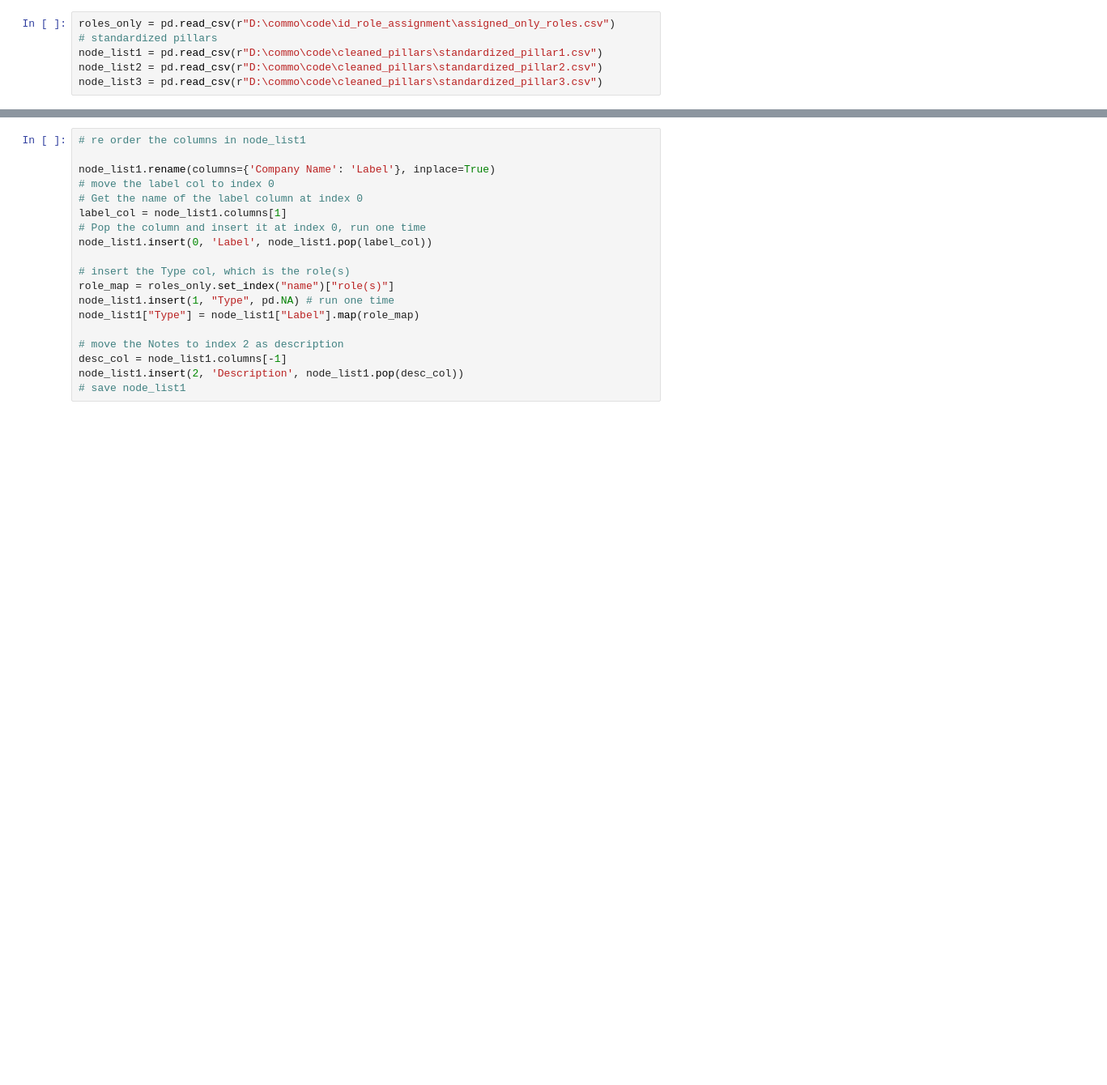
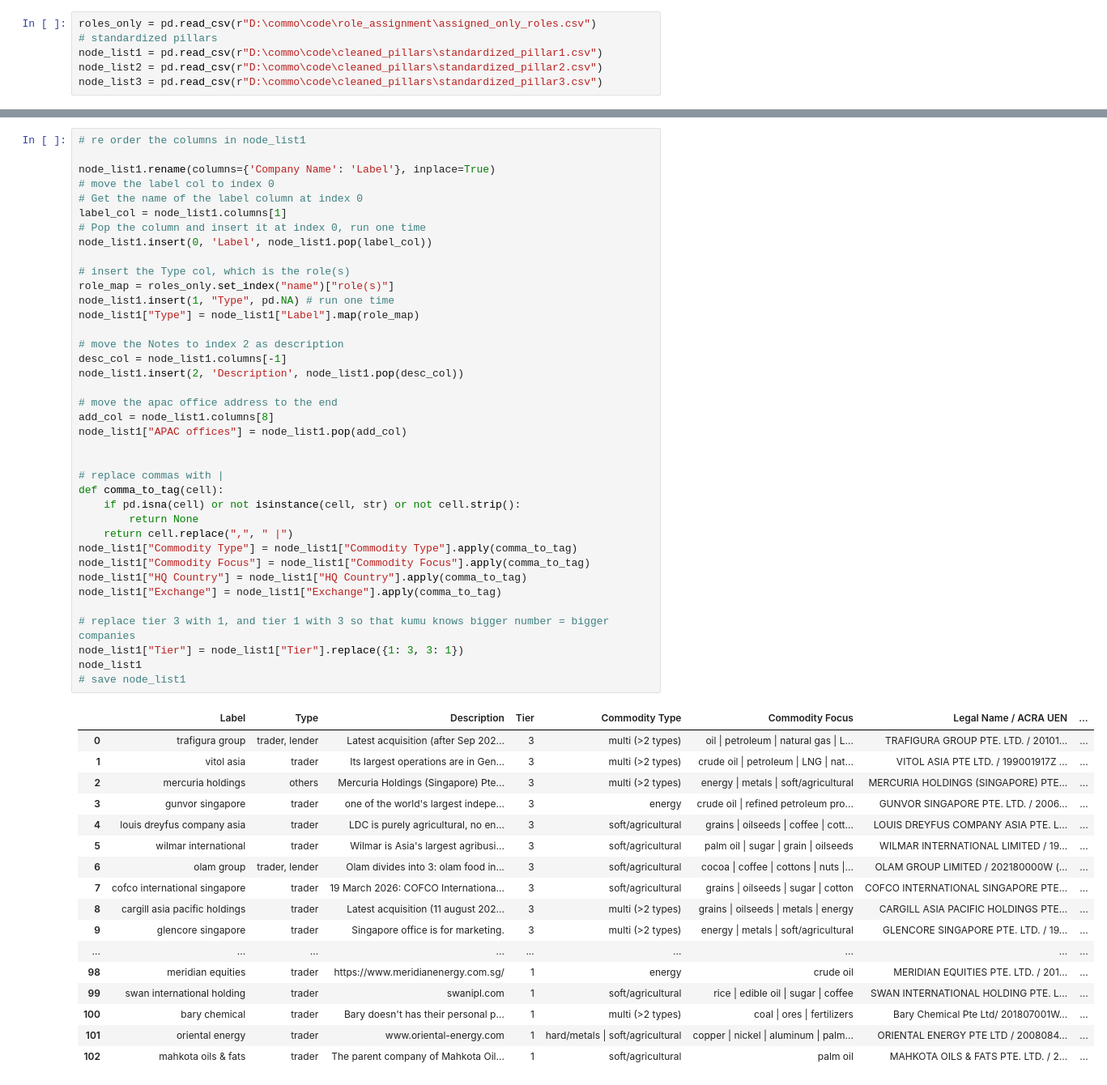
Before and after one commit to Mona212004/sna_trader_financier_lawyer, a Jupyter notebook: 4_kumu_struct/structure_node_lists.ipynb, the cells around one changed output, grey strips where cells are left out. Shown at 81% size. Drawn from its saved outputs; the diff is of its cells as text; blank space fills up the shorter version.

Commit message:
structured 3 node lists and 1 edge list for Kumu network construction

```diff
--- a/4_kumu_struct/structure_node_lists.ipynb
+++ b/4_kumu_struct/structure_node_lists.ipynb
@@ -10,7 +10,7 @@ pd.set_option("display.max_colwidth", None)
 pd.set_option("display.max_rows", None)
 pd.set_option("display.expand_frame_repr", False)
 # %%
-roles_only = pd.read_csv(r"D:\commo\code\id_role_assignment\assigned_only_roles.csv")
+roles_only = pd.read_csv(r"D:\commo\code\role_assignment\assigned_only_roles.csv")
 # standardized pillars
 node_list1 = pd.read_csv(r"D:\commo\code\cleaned_pillars\standardized_pillar1.csv")
 node_list2 = pd.read_csv(r"D:\commo\code\cleaned_pillars\standardized_pillar2.csv")
@@ -23,22 +23,59 @@ In the edge list, it contains columns such as From, To, Direction, Type, Strengt
 # %%
 # re order the columns in node_list1
 
 node_list1.rename(columns={'Company Name': 'Label'}, inplace=True)
 # move the label col to index 0
 # Get the name of the label column at index 0
 label_col = node_list1.columns[1]
 # Pop the column and insert it at index 0, run one time
 node_list1.insert(0, 'Label', node_list1.pop(label_col))
 
 # insert the Type col, which is the role(s)
 role_map = roles_only.set_index("name")["role(s)"]
 node_list1.insert(1, "Type", pd.NA) # run one time
 node_list1["Type"] = node_list1["Label"].map(role_map)
 
 # move the Notes to index 2 as description
 desc_col = node_list1.columns[-1]
 node_list1.insert(2, 'Description', node_list1.pop(desc_col))
+
+# move the apac office address to the end
+add_col = node_list1.columns[8]
+node_list1["APAC offices"] = node_list1.pop(add_col)
+
+
+# replace commas with |
+def comma_to_tag(cell):
+    if pd.isna(cell) or not isinstance(cell, str) or not cell.strip():
+        return None
+    return cell.replace(",", " |")
+node_list1["Commodity Type"] = node_list1["Commodity Type"].apply(comma_to_tag)
+node_list1["Commodity Focus"] = node_list1["Commodity Focus"].apply(comma_to_tag)
+node_list1["HQ Country"] = node_list1["HQ Country"].apply(comma_to_tag)
+node_list1["Exchange"] = node_list1["Exchange"].apply(comma_to_tag)
+
+# replace tier 3 with 1, and tier 1 with 3 so that kumu knows bigger number = bigger companies
+node_list1["Tier"] = node_list1["Tier"].replace({1: 3, 3: 1})
+node_list1
 # save node_list1
+# %% [output]
+|  | Label | Type | Description | Tier | Commodity Type | Commodity Focus | Legal Name / ACRA UEN | ... |
+| 0 | trafigura group | trader, lender | Latest acquisition (after Sep 202... | 3 | multi (>2 types) | oil | petroleum | natural gas | L... | TRAFIGURA GROUP PTE. LTD. / 20101... | ... |
+| 1 | vitol asia | trader | Its largest operations are in Gen... | 3 | multi (>2 types) | crude oil | petroleum | LNG | nat... | VITOL ASIA PTE LTD. / 199001917Z ... | ... |
+| 2 | mercuria holdings | others | Mercuria Holdings (Singapore) Pte... | 3 | multi (>2 types) | energy | metals | soft/agricultural | MERCURIA HOLDINGS (SINGAPORE) PTE... | ... |
+| 3 | gunvor singapore | trader | one of the world's largest indepe... | 3 | energy | crude oil | refined petroleum pro... | GUNVOR SINGAPORE PTE. LTD. / 2006... | ... |
+| 4 | louis dreyfus company asia | trader | LDC is purely agricultural, no en... | 3 | soft/agricultural | grains | oilseeds | coffee | cott... | LOUIS DREYFUS COMPANY ASIA PTE. L... | ... |
+| 5 | wilmar international | trader | Wilmar is Asia's largest agribusi... | 3 | soft/agricultural | palm oil | sugar | grain | oilseeds | WILMAR INTERNATIONAL LIMITED / 19... | ... |
+| 6 | olam group | trader, lender | Olam divides into 3: olam food in... | 3 | soft/agricultural | cocoa | coffee | cottons | nuts |... | OLAM GROUP LIMITED / 202180000W (... | ... |
+| 7 | cofco international singapore | trader | 19 March 2026: COFCO Internationa... | 3 | soft/agricultural | grains | oilseeds | sugar | cotton | COFCO INTERNATIONAL SINGAPORE PTE... | ... |
+| 8 | cargill asia pacific holdings | trader | Latest acquisition (11 august 202... | 3 | multi (>2 types) | grains | oilseeds | metals | energy | CARGILL ASIA PACIFIC HOLDINGS PTE... | ... |
+| 9 | glencore singapore | trader | Singapore office is for marketing. | 3 | multi (>2 types) | energy | metals | soft/agricultural | GLENCORE SINGAPORE PTE. LTD. / 19... | ... |
+| ... | ... | ... | ... | ... | ... | ... | ... | ... |
+| 98 | meridian equities | trader | https://www.meridianenergy.com.sg/ | 1 | energy | crude oil | MERIDIAN EQUITIES PTE. LTD. / 201... | ... |
+| 99 | swan international holding | trader | swanipl.com | 1 | soft/agricultural | rice | edible oil | sugar | coffee | SWAN INTERNATIONAL HOLDING PTE. L... | ... |
+| 100 | bary chemical | trader | Bary doesn't has their personal p... | 1 | multi (>2 types) | coal | ores | fertilizers | Bary Chemical Pte Ltd/ 201807001W... | ... |
+| 101 | oriental energy | trader | www.oriental-energy.com | 1 | hard/metals | soft/agricultural | copper | nickel | aluminum | palm... | ORIENTAL ENERGY PTE LTD / 2008084... | ... |
+| 102 | mahkota oils & fats | trader | The parent company of Mahkota Oil... | 1 | soft/agricultural | palm oil | MAHKOTA OILS & FATS PTE. LTD. / 2... | ... |
 # %%
 # re order the columns in node_list2
 
```
Also changed, not shown: parts of 8 cells of this notebook, 3 other files.
